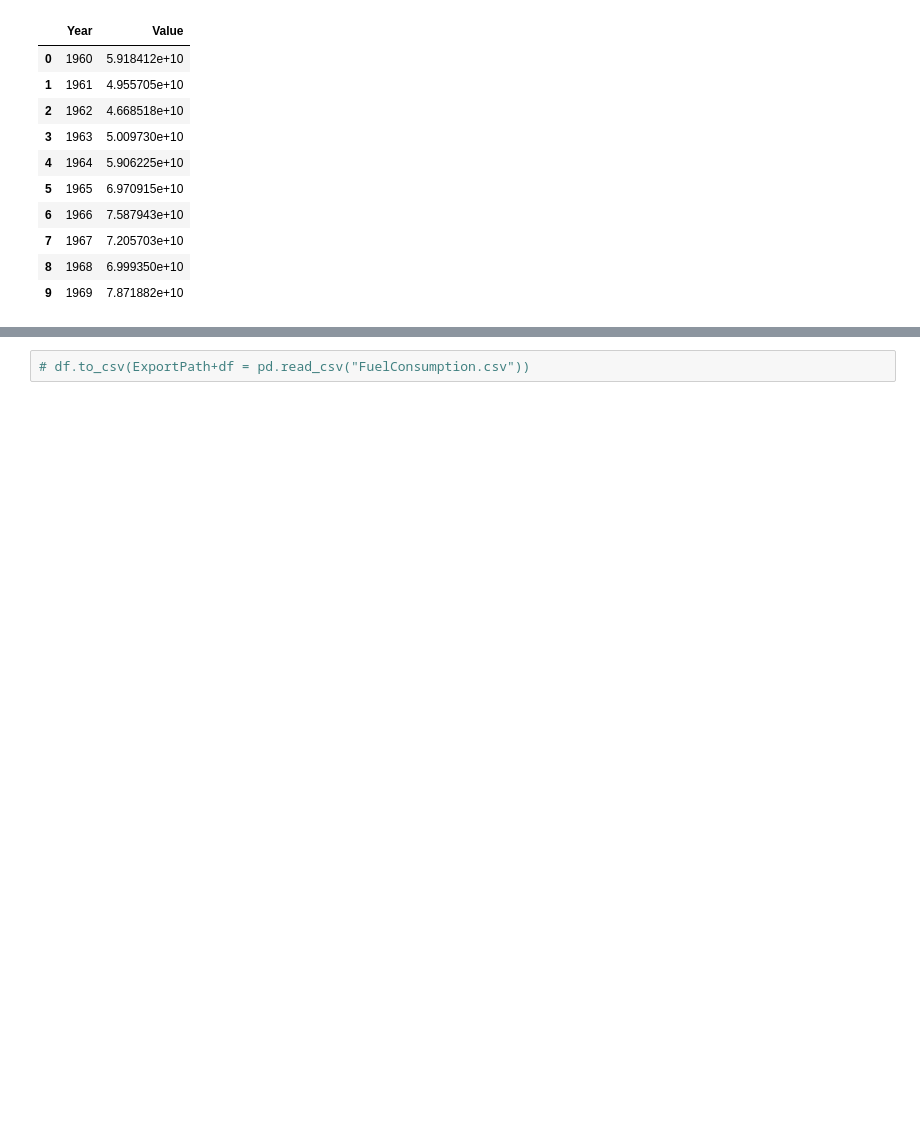
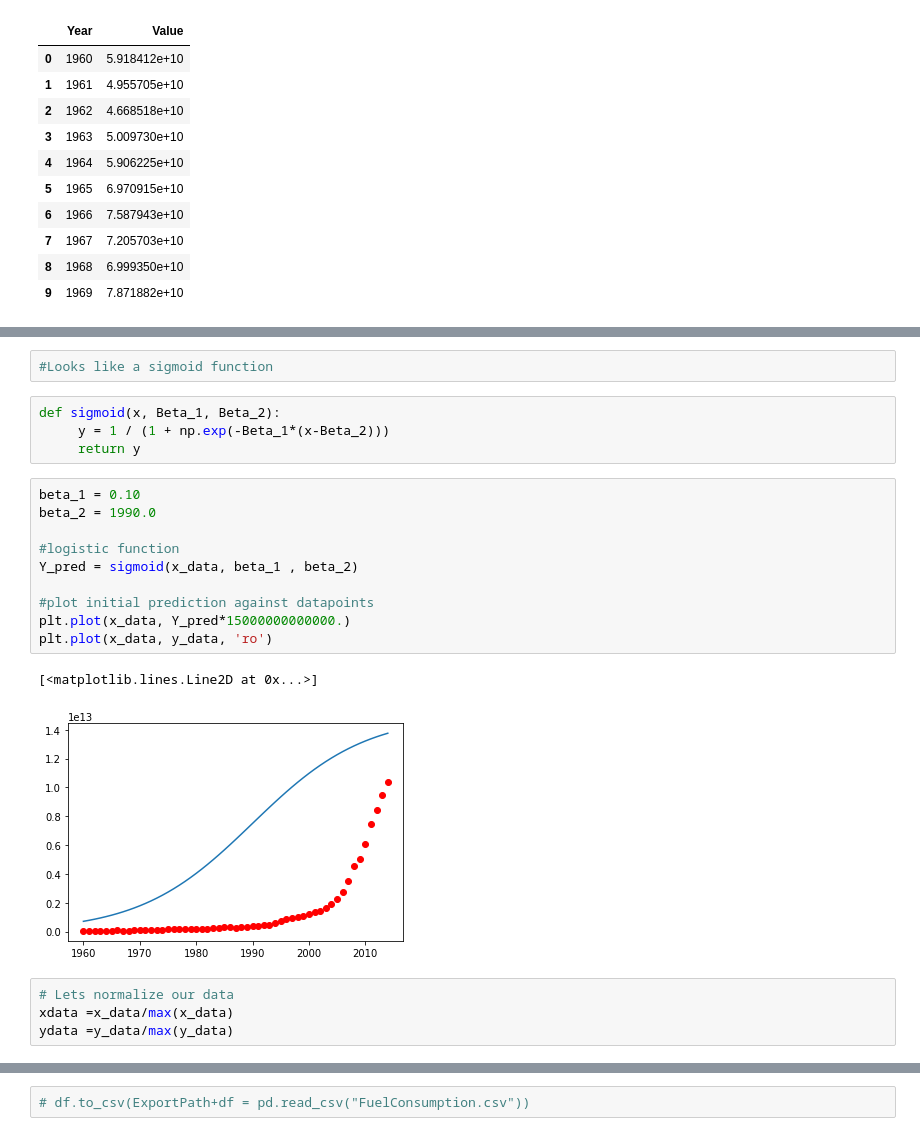
Before and after one commit to Gus-Viola/IBM-ML0101EN, a Jupyter notebook: 01 Modules 1 Introduction & 2 Regressions.ipynb, the cells around one changed output, grey strips where cells are left out. Saved outputs shown, nothing was run; the diff lists cells and outputs as text; blank space fills up the shorter version.

```diff
--- a/01 Modules 1 & 2.ipynb
+++ b/01 Modules 1 Introduction & 2 Regressions.ipynb
@@ -382,0 +397,23 @@ df.head(10)
+# %%
+#Looks like a sigmoid function
+# %%
+def sigmoid(x, Beta_1, Beta_2):
+     y = 1 / (1 + np.exp(-Beta_1*(x-Beta_2)))
+     return y
+# %%
+beta_1 = 0.10
+beta_2 = 1990.0
+
+#logistic function
+Y_pred = sigmoid(x_data, beta_1 , beta_2)
+
+#plot initial prediction against datapoints
+plt.plot(x_data, Y_pred*15000000000000.)
+plt.plot(x_data, y_data, 'ro')
+# %% [output]
+[<matplotlib.lines.Line2D at 0x...>]
+[figure, added]
+# %%
+# Lets normalize our data
+xdata =x_data/max(x_data)
+ydata =y_data/max(y_data)
```
Also changed, not shown: parts of 4 cells of this notebook.
